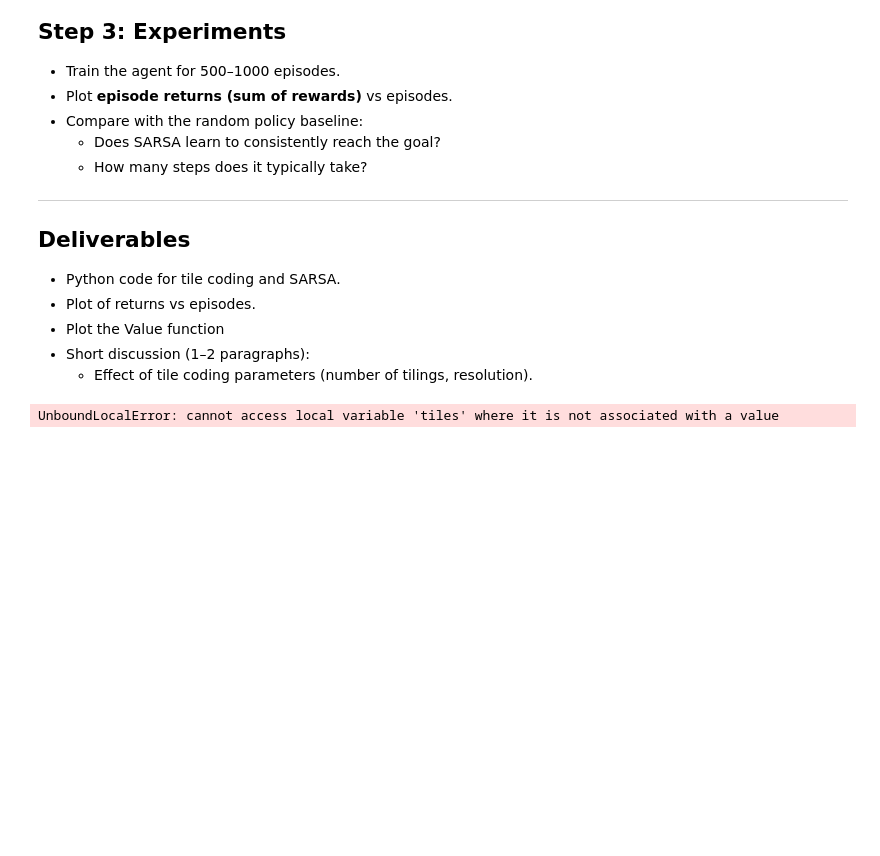
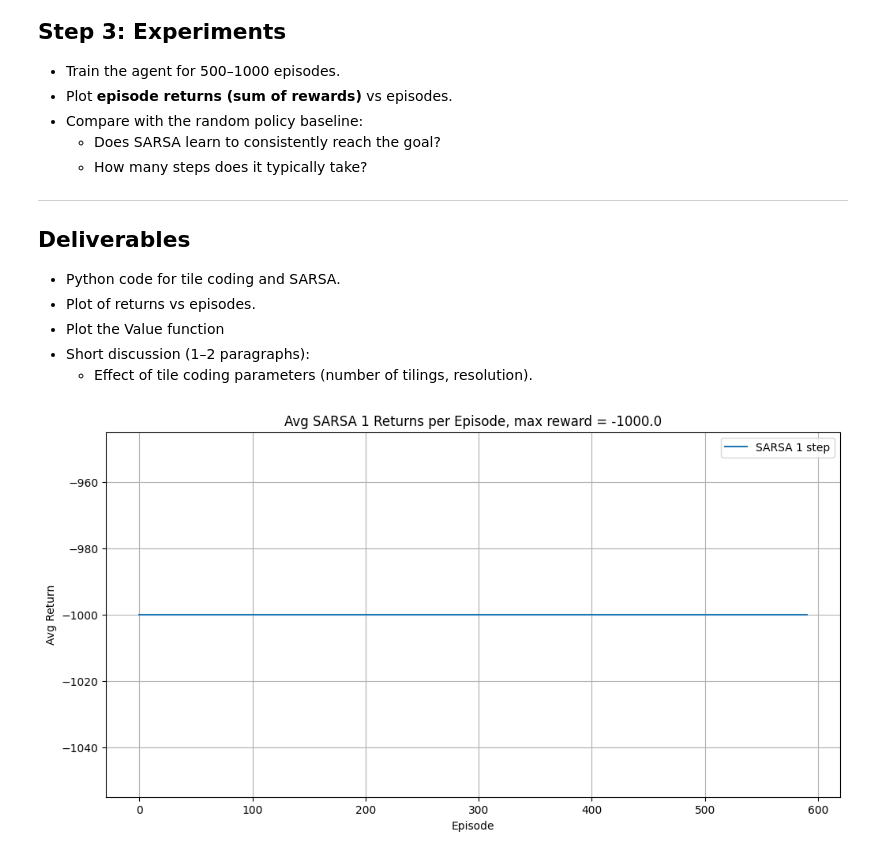
Before and after one commit to subhadeepk/cse437-assignments, a Jupyter notebook: lab5_approximation.ipynb, the cells around one changed output. Saved outputs shown, nothing was run; the diff lists cells and outputs as text; code cells hidden in the pictures; blank space fills up the shorter version.

```diff
--- a/lab5_approximation.ipynb
+++ b/lab5_approximation.ipynb
@@ -627,29 +627,28 @@ def update_w(episode, gamma, alpha, sarsa_n, w): #updates the Q[state][action] f
     return w
 
 def get_active_tiles(iht, position, velocity, pos_min = -1.2, pos_max = 0.6, vel_min = -0.07 , vel_max = 0.07, num_tiles = 8, num_tilings = 8):
+  def tiles (ihtORsize, numtilings, floats, ints=[], readonly=False):
+    """returns num-tilings tile indices corresponding to the floats and ints"""
+    qfloats = [floor(f*numtilings) for f in floats]
+    Tiles = []
+    for tiling in range(numtilings):
+        tilingX2 = tiling*2
+        coords = [tiling]
+        b = tiling
+        for q in qfloats:
+            coords.append( (q + b) // numtilings )
+            b += tilingX2
+        coords.extend(ints)
+        Tiles.append(hashcoords(coords, ihtORsize, readonly))
+    return Tiles
 
-    def tiles (ihtORsize, numtilings, floats, ints=[], readonly=False):
-      """returns num-tilings tile indices corresponding to the floats and ints"""
-      qfloats = [floor(f*numtilings) for f in floats]
-      Tiles = []
-      for tiling in range(numtilings):
-          tilingX2 = tiling*2
-          coords = [tiling]
-          b = tiling
-          for q in qfloats:
-              coords.append( (q + b) // numtilings )
-              b += tilingX2
-          coords.extend(ints)
-          Tiles.append(hashcoords(coords, ihtORsize, readonly))
-      return Tiles
+  pos_scale = num_tiles / (pos_max - pos_min)
+  vel_scale = num_tiles / (vel_max - vel_min)
+  scaled_pos = position* pos_scale
+  scaled_vel = velocity*vel_scale
+  tiles = tiles(iht, num_tilings, [scaled_pos,scaled_vel])
 
-      pos_scale = num_tiles / (pos_max - pos_min)
-      vel_scale = num_tiles / (vel_max - vel_min)
-      scaled_pos = position* pos_scale
-      scaled_vel = velocity*vel_scale
-      tiles = tiles(iht, num_tilings, [scaled_pos,scaled_vel])
-
-      return tiles
+  return tiles
 
 def Q(state, w, action=5):
     action = int(action)
@@ -686,6 +685,8 @@ episode_rewards = []
 
 for i in range (0,Learning_steps):
 
+    if i%100 == 0:
+      print("Episode number", i, "previous return", episode_rewards[-1])
     if i>Learning_steps-50:
         env = gym.make("MountainCar-v0", render_mode=None, goal_velocity=0)  # default goal_velocity=0
         epsilon = 0
@@ -709,31 +710,31 @@ for i in range (0,Learning_steps):
             break
 
         state = get_active_tiles(iht, obs[0], obs[1])
         action_vals = Q(state,w)
         action = np.argmax(action_vals)
 
         obs, reward, done, _, info = env.step(action)
         episode.append([obs[0], obs[1], action, reward])
         update_w(episode, gamma, alpha, sarsa_n, w)
         reward_in_ep += reward
 
 
     episode_rewards.append(reward_in_ep)
 
 
 window_size = 10
 moving_avg = np.convolve(episode_rewards, np.ones(window_size)/window_size, mode='valid')
 maximum_reward = np.max(episode_rewards)
 
 plt.figure(figsize=(12, 6))
 plt.plot(moving_avg, label=f"SARSA {sarsa_n} step")
 plt.xlabel("Episode")
 plt.ylabel("Avg Return")
 plt.title(f"Avg SARSA {sarsa_n} Returns per Episode, max reward = {maximum_reward}")
 plt.legend()
 plt.grid(True)
 plt.show()
 
 env.close()
 # %% [output]
-UnboundLocalError: cannot access local variable 'tiles' where it is not associated with a value
+[figure, added]
```
